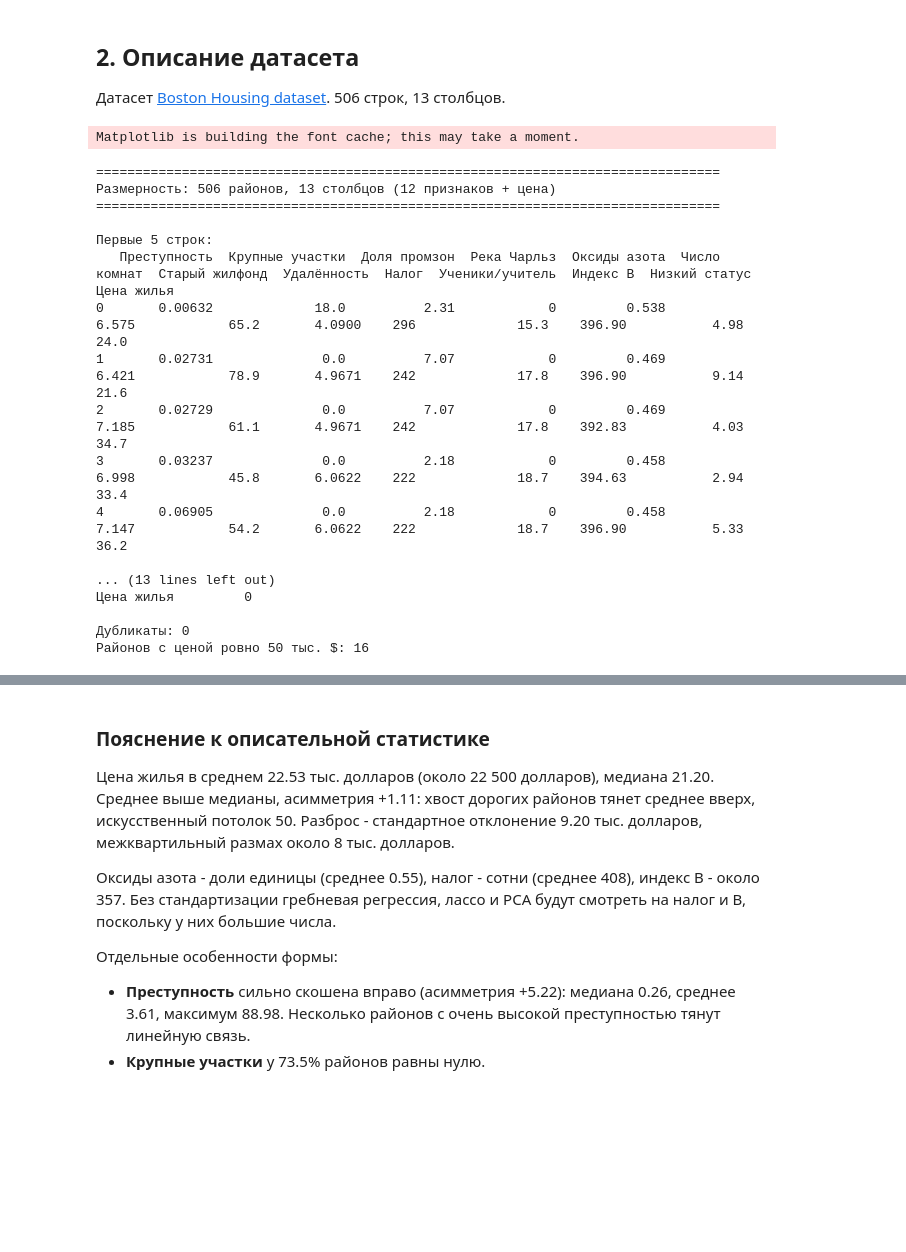
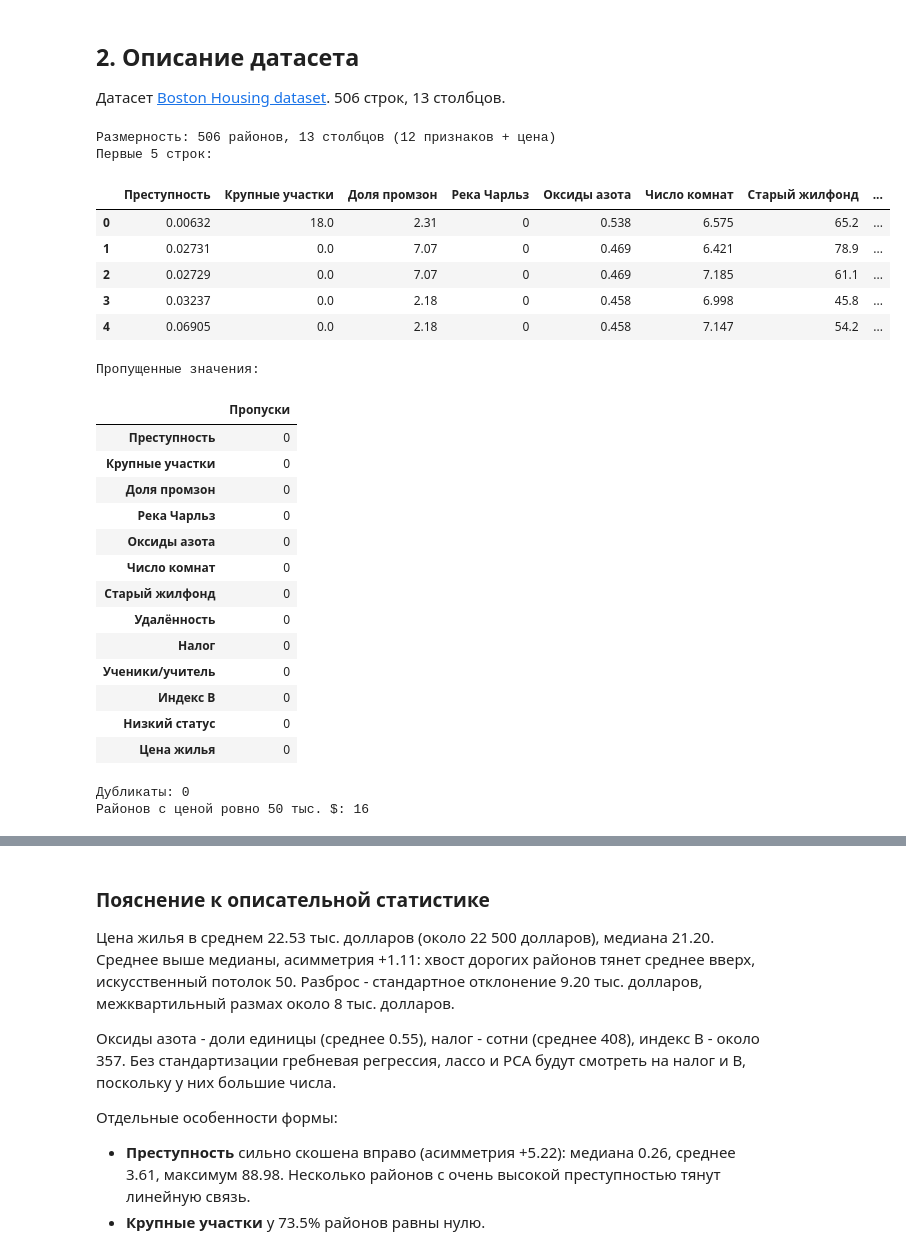
Before and after one commit to igor231223/Regression-and-Principal-Component-Analysis, a Jupyter notebook: Lab1.ipynb, the cells around one changed output, grey strips where cells are left out. Saved outputs shown, nothing was run; the diff lists cells and outputs as text; code cells hidden in the pictures; blank space fills up the shorter version.

```diff
--- a/Lab1.ipynb
+++ b/Lab1.ipynb
@@ -34,62 +34,68 @@ from sklearn.linear_model import LinearRegression, Ridge, Lasso, RidgeCV, LassoC
 from sklearn.decomposition import PCA
 from sklearn.metrics import mean_squared_error, r2_score, mean_absolute_percentage_error
 from statsmodels.stats.outliers_influence import variance_inflation_factor
+from IPython.display import display
 
 sns.set_theme(style="whitegrid", palette="muted")
 plt.rcParams["font.family"] = "Arial"
 plt.rcParams["axes.unicode_minus"] = False
 plt.rcParams["font.size"] = 11
 plt.rcParams["axes.titlesize"] = 13
 plt.rcParams["figure.dpi"] = 110
 
 RU_NAMES = {
     "crim": "Преступность",
     "zn": "Крупные участки",
     "indus": "Доля промзон",
     "chas": "Река Чарльз",
     "nox": "Оксиды азота",
     "rm": "Число комнат",
     "age": "Старый жилфонд",
     "dis": "Удалённость",
     "tax": "Налог",
     "ptratio": "Ученики/учитель",
     "b": "Индекс B",
     "lstat": "Низкий статус",
     "medv": "Цена жилья",
 }
 
 df = pd.read_csv("data/boston_housing.csv")
 df = df.drop(columns=["rad"])
 df_ru = df.rename(columns=RU_NAMES)
 
-print("=" * 80)
 print(f"Размерность: {df_ru.shape[0]} районов, {df_ru.shape[1]} столбцов (12 признаков + цена)")
-print("=" * 80)
-print("\nПервые 5 строк:")
-print(df_ru.head().to_string())
-print("\nПропущенные значения:")
-print(df_ru.isnull().sum().to_string())
+print("Первые 5 строк:")
+display(df_ru.head())
+print("Пропущенные значения:")
+display(df_ru.isnull().sum().rename("Пропуски").to_frame())
 print(f"\nДубликаты: {int(df_ru.duplicated().sum())}")
 print(f"Районов с ценой ровно 50 тыс. $: {int((df_ru['Цена жилья'] == 50).sum())}")
 # %% [output]
-Matplotlib is building the font cache; this may take a moment.
+Размерность: 506 районов, 13 столбцов (12 признаков + цена)
+Первые 5 строк:
+|  | Преступность | Крупные участки | Доля промзон | Река Чарльз | Оксиды азота | Число комнат | Старый жилфонд | ... |
+| 0 | 0.00632 | 18.0 | 2.31 | 0 | 0.538 | 6.575 | 65.2 | ... |
+| 1 | 0.02731 | 0.0 | 7.07 | 0 | 0.469 | 6.421 | 78.9 | ... |
+| 2 | 0.02729 | 0.0 | 7.07 | 0 | 0.469 | 7.185 | 61.1 | ... |
+| 3 | 0.03237 | 0.0 | 2.18 | 0 | 0.458 | 6.998 | 45.8 | ... |
+| 4 | 0.06905 | 0.0 | 2.18 | 0 | 0.458 | 7.147 | 54.2 | ... |
-================================================================================
-Размерность: 506 районов, 13 столбцов (12 признаков + цена)
-================================================================================
-
-Первые 5 строк:
-   Преступность  Крупные участки  Доля промзон  Река Чарльз  Оксиды азота  Число комнат  Старый жилфонд  Удалённость  Налог  Ученики/учитель  Индекс B  Низкий статус  Цена жилья
-0       0.00632             18.0          2.31            0         0.538         6.575            65.2       4.0900    296             15.3    396.90           4.98        24.0
-1       0.02731              0.0          7.07            0         0.469         6.421            78.9       4.9671    242             17.8    396.90           9.14        21.6
-2       0.02729              0.0          7.07            0         0.469         7.185            61.1       4.9671    242             17.8    392.83           4.03        34.7
-3       0.03237              0.0          2.18            0         0.458         6.998            45.8       6.0622    222             18.7    394.63           2.94        33.4
-4       0.06905              0.0          2.18            0         0.458         7.147            54.2       6.0622    222             18.7    396.90           5.33        36.2
-
-... (13 lines left out)
-Цена жилья         0
-
-Дубликаты: 0
-Районов с ценой ровно 50 тыс. $: 16
+Пропущенные значения:
+|  | Пропуски |
+| Преступность | 0 |
+| Крупные участки | 0 |
+| Доля промзон | 0 |
+| Река Чарльз | 0 |
+| Оксиды азота | 0 |
+| Число комнат | 0 |
+| Старый жилфонд | 0 |
+| Удалённость | 0 |
+| Налог | 0 |
+| Ученики/учитель | 0 |
+| Индекс B | 0 |
+| Низкий статус | 0 |
+| Цена жилья | 0 |
+Дубликаты: 0
+Районов с ценой ровно 50 тыс. $: 16
 # %% [markdown]
 Столбцы:
 
```
Also changed, not shown: parts of 16 cells of this notebook, 1 other file.
